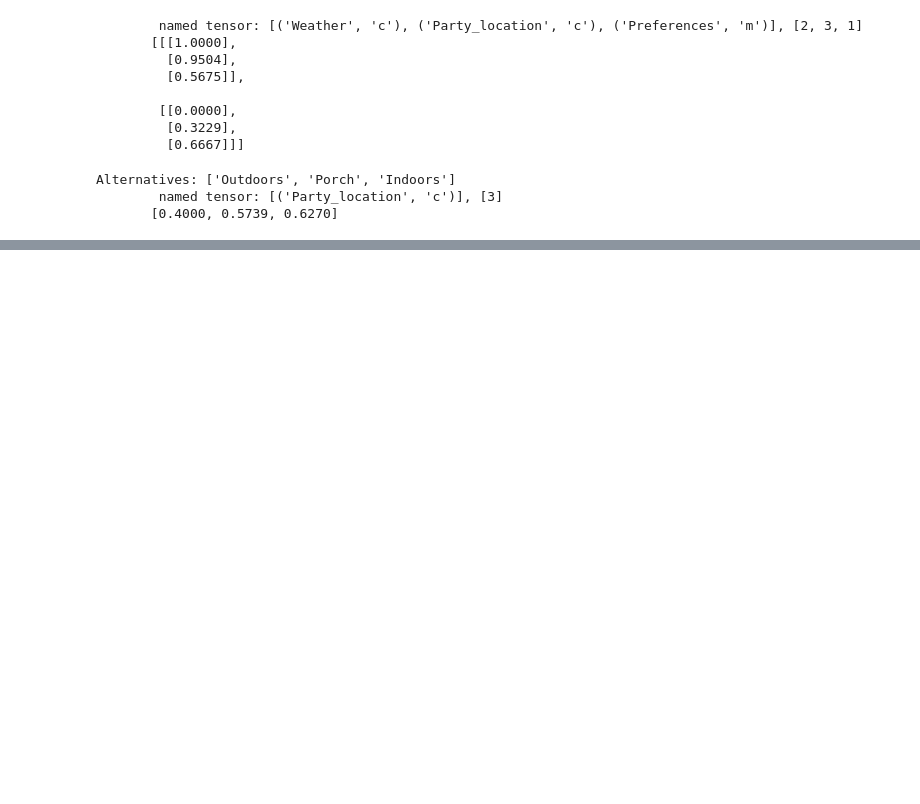
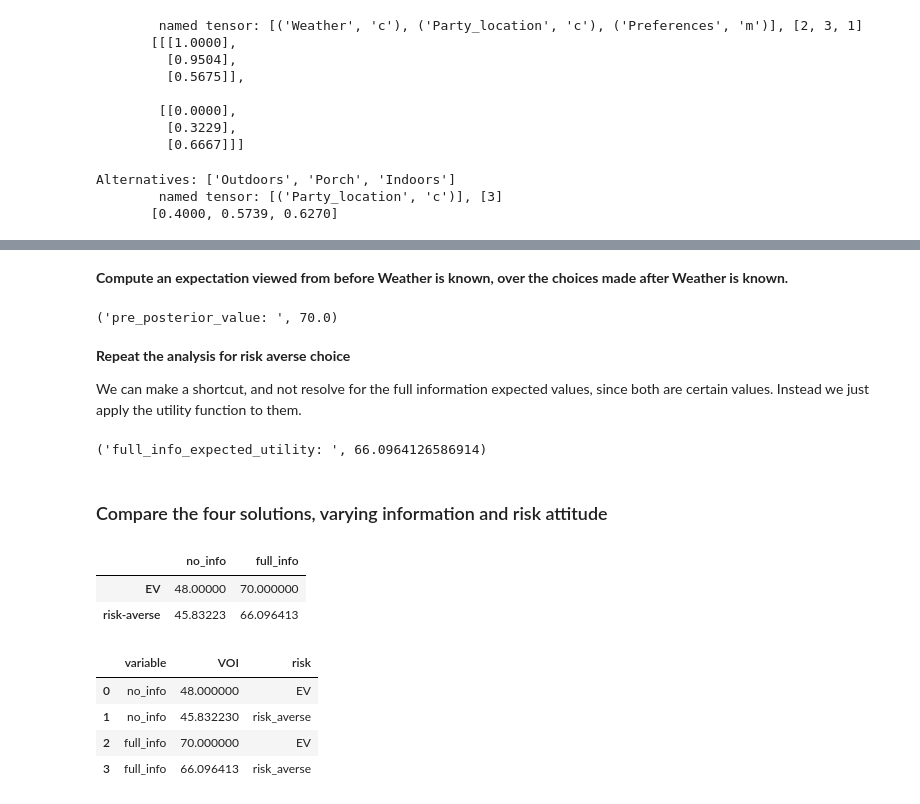
Before and after one commit to jmagosta/bayes, a Jupyter notebook: partyproblem/partyproblem_xdsl_bis.ipynb, the cells around one changed output, grey strips where cells are left out. Saved outputs shown, nothing was run; the diff lists cells and outputs as text; code cells hidden in the pictures; blank space fills up the shorter version.

```diff
--- a/partyproblem/partyproblem_xdsl_bis.ipynb
+++ b/partyproblem/partyproblem_xdsl_bis.ipynb
@@ -290,4 +286,5 @@ __Choose the best location using expected values.__
 # %%
-max_value, which_choice = maximize_utility(expected_outcome, pp_net.get_potential("Party_location"))
+max_value, which_choice = maximize_utility(expected_outcome, location_choice)
+expected_values.loc['EV', 'no_info'] = max_value.cpt.item()
 str(np.array(alternatives)[which_choice.policy == 1]), max_value.cpt.item()
 # %% [output]
@@ -379,0 +378,39 @@ decn.values @ get_potential('Weather', pp_net.n_dict).p
+# %% [markdown]
+__Compute an expectation viewed from before Weather is known, over the choices made after Weather is known.__
+# %%
+# join(max_cond_value, weather_marginal)
+pre_posterior_value = marginalize_utility(max_cond_value, weather_marginal)
+expected_values.loc['EV', 'full_info'] = pre_posterior_value.cpt.item()
+'pre_posterior_value: ', pre_posterior_value.cpt.item()
+# %% [output]
+('pre_posterior_value: ', 70.0)
+# %% [markdown]
+__Repeat the analysis for risk averse choice__
+
+We can make a shortcut, and not resolve for the full information expected values, since both are certain values.  Instead we just apply the utility function to them.
+# %%
+full_info_utility = named_tensor_apply(max_cond_value, delta_utility, exponand = 0.5, normalize = 50)
+pre_posterior_utility = marginalize_utility(full_info_utility, weather_marginal)
+full_info_expected_utility = named_tensor_apply(pre_posterior_utility, delta_inverse_utility, exponand = 0.5, normalize = 50)
+expected_values.loc['risk-averse', 'full_info'] = full_info_expected_utility.cpt.item()
+'full_info_expected_utility: ',full_info_expected_utility.cpt.item()
+# %% [output]
+('full_info_expected_utility: ', 66.0964126586914)
+# %% [markdown]
+### Compare the four solutions, varying information and risk attitude
+# %%
+expected_values
+# %% [output]
+|  | no_info | full_info |
+| EV | 48.00000 | 70.000000 |
+| risk-averse | 45.83223 | 66.096413 |
+# %%
+df0 = pd.melt(expected_values, value_vars = ['no_info', 'full_info'], value_name= 'VOI')
+df0['risk'] =['EV', 'risk_averse', 'EV', 'risk_averse']
+df0
+# %% [output]
+|  | variable | VOI | risk |
+| 0 | no_info | 48.000000 | EV |
+| 1 | no_info | 45.832230 | risk_averse |
+| 2 | full_info | 70.000000 | EV |
+| 3 | full_info | 66.096413 | risk_averse |
```
Also changed, not shown: parts of 42 cells of this notebook, 3 other files.
